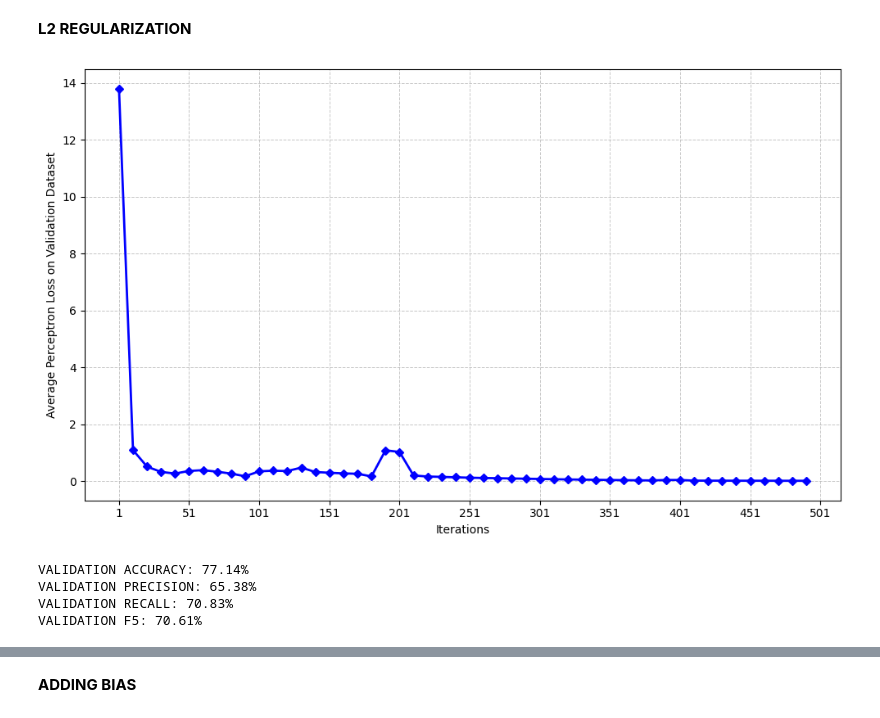
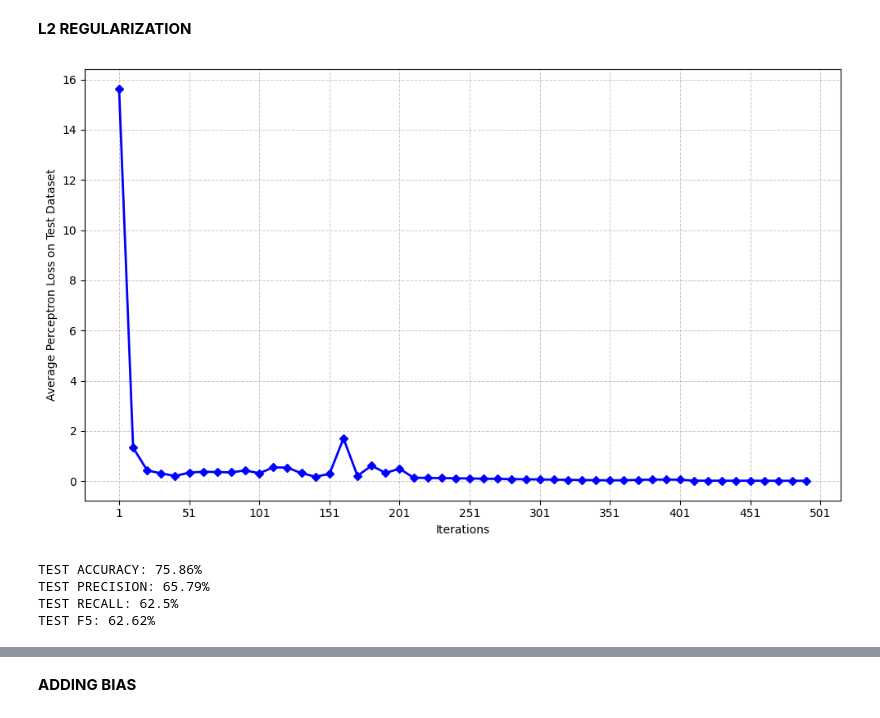
Before and after one commit to dasgauranga2/Deep-Learning-Fundamentals-Assignment-1, a Jupyter notebook: Assignment 1.ipynb, the cells around one changed output, grey strips where cells are left out. Cells and saved outputs as stored; diff of their text form; code cells hidden in the pictures.

```diff
--- a/Assignment 1.ipynb
+++ b/Assignment 1.ipynb
@@ -220,7 +212,7 @@ lr = 0.1
 # INITIALIZED TO ZERO
 w2 = torch.zeros(x.shape[1], dtype=torch.float64)
 # %%
-val_losses = []
+test_losses = []
 # %%
 for j in range(n_iter):
     # VECTOR USED TO UPDATE THE WEIGHT VECTOR
@@ -240,10 +232,11 @@ for j in range(n_iter):
     # UPDATE THE WEIGHT VECTOR
     w2 = w2 + lr*weight_update
 
+    # EVERY 200 ITERATIONS REDUCE THE LEARNING-RATE BY A FACTOR OF 0.1
     if j%200 == 0:
         lr = lr*0.1
 
     if j%10 == 0:
-        # CALCULATE THE PERCEPTRON LOSS ON THE VALIDATION DATASET
-        val_losses.append(loss_func(x_val,y_val,w2))
+        # CALCULATE THE PERCEPTRON LOSS ON THE TEST DATASET
+        test_losses.append(loss_func(x_test,y_test,w2))
 # %%
@@ -283,7 +276,7 @@ l2_reg = 0.5
 # INITIALIZED TO ZERO
 w3 = torch.zeros(x.shape[1], dtype=torch.float64)
 # %%
-val_losses = []
+test_losses = []
 # %%
 for j in range(n_iter):
     # VECTOR USED TO UPDATE THE WEIGHT VECTOR
@@ -303,30 +296,31 @@ for j in range(n_iter):
     # UPDATE THE WEIGHT VECTOR
     w3 = w3 + lr*(weight_update - (l2_reg*w3))
 
+    # EVERY 200 ITERATIONS REDUCE THE LEARNING-RATE BY A FACTOR OF 0.1
     if j%200 == 0:
         lr = lr*0.1
 
     if j%10 == 0:
-        # CALCULATE THE PERCEPTRON LOSS ON THE VALIDATION DATASET
-        val_losses.append(loss_func(x_val,y_val,w3))
+        # CALCULATE THE PERCEPTRON LOSS ON THE TEST DATASET
+        test_losses.append(loss_func(x_test,y_test,w3))
 # %%
-# PLOT THE VALIDATION SET LOSS CURVE
-plot_losses(val_losses, 'Iterations', 'Average Perceptron Loss on Validation Dataset')
+# PLOT THE TEST SET LOSS CURVE
+plot_losses(test_losses, 'Iterations', 'Average Perceptron Loss on Test Dataset')
 # %% [output]
-[figure, old version]
+[figure, new version]
 # %%
-# GET THE MODEL PREDICTIONS ON THE VALIDATION SET
-preds = predict(x_val,w3)
+# GET THE MODEL PREDICTIONS ON THE TEST SET
+preds = predict(x_test,w3)
 
-print(f'VALIDATION ACCURACY: {round(accuracy_score(y_val, preds)*100,2)}%')
-print(f'VALIDATION PRECISION: {round(precision_score(y_val, preds)*100,2)}%')
-print(f'VALIDATION RECALL: {round(recall_score(y_val, preds)*100,2)}%')
-print(f'VALIDATION F5: {round(fbeta_score(y_val, preds, beta=5)*100,2)}%')
+print(f'TEST ACCURACY: {round(accuracy_score(y_test, preds)*100,2)}%')
+print(f'TEST PRECISION: {round(precision_score(y_test, preds)*100,2)}%')
+print(f'TEST RECALL: {round(recall_score(y_test, preds)*100,2)}%')
+print(f'TEST F5: {round(fbeta_score(y_test, preds, beta=5)*100,2)}%')
 # %% [output]
-VALIDATION ACCURACY: 77.14%
-VALIDATION PRECISION: 65.38%
-VALIDATION RECALL: 70.83%
-VALIDATION F5: 70.61%
+TEST ACCURACY: 75.86%
+TEST PRECISION: 65.79%
+TEST RECALL: 62.5%
+TEST F5: 62.62%
 # %%
 # OUTPUT THE WEIGHT VECTOR
 w3
```
Also changed, not shown: parts of 22 cells of this notebook.
